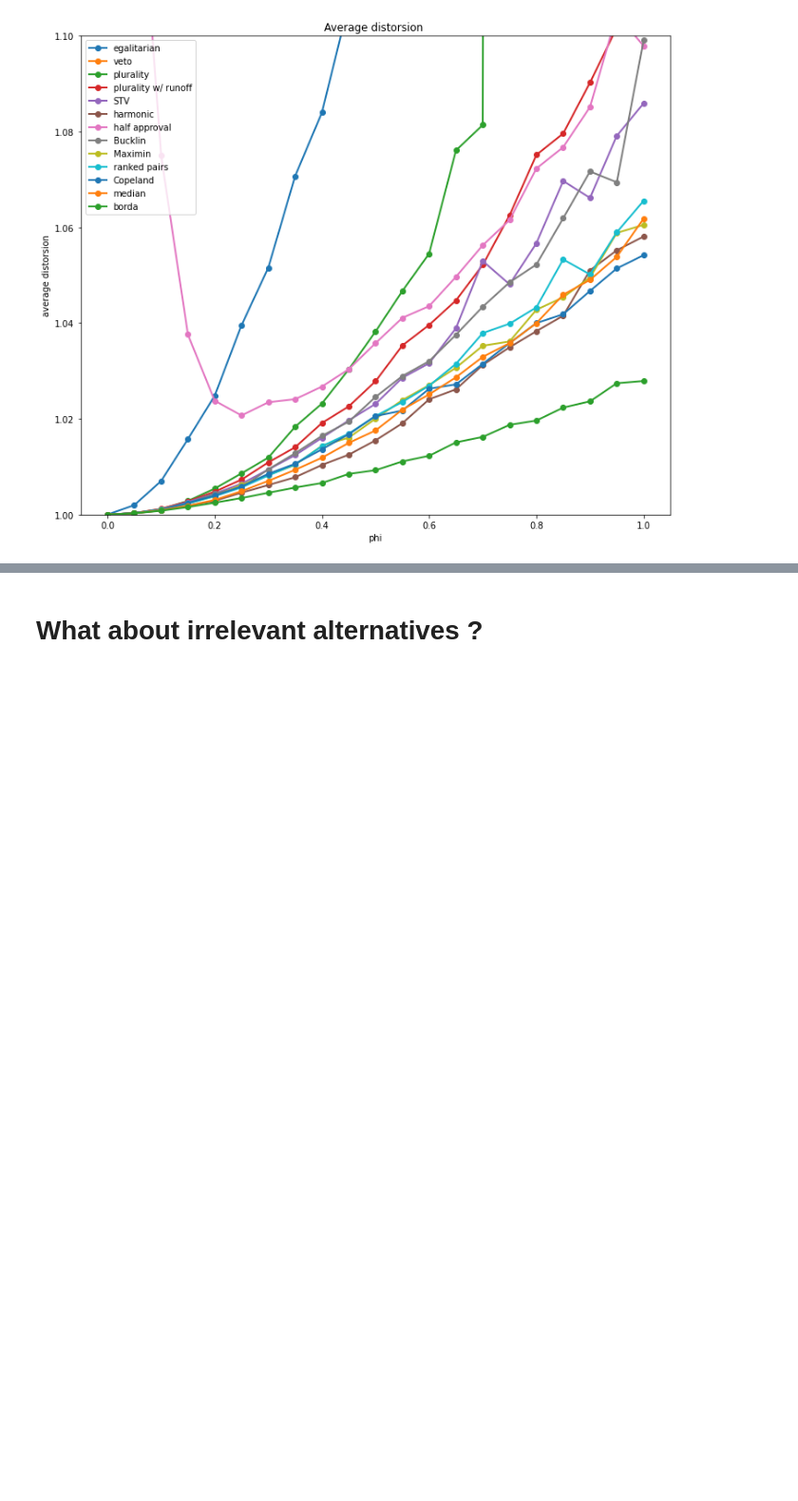
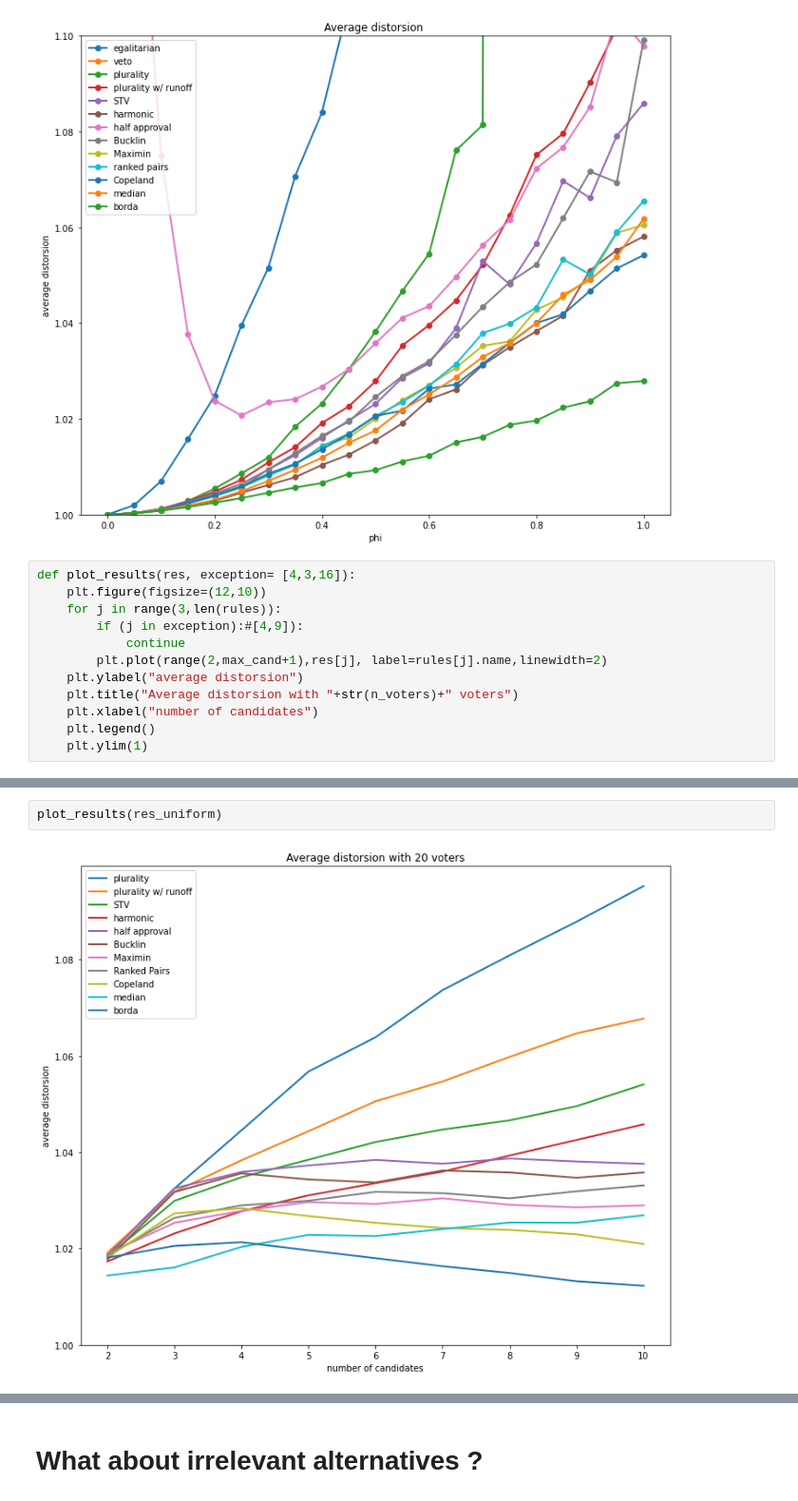
Before and after one commit to TheoDlmz/averagedistorsion, a Jupyter notebook: notebooks/Average Distortion.ipynb, the cells around one changed output, grey strips where cells are left out. Shown at 95% size. Drawn from its saved outputs; the diff is of its cells as text; blank space fills up the shorter version.

```diff
--- a/notebooks/Average Distortion.ipynb
+++ b/notebooks/Average Distortion.ipynb
@@ -209,3 +239,15 @@ plt.ylim(1,1.1)
 plt.show()
 # %% [output]
 [figure]
+# %%
+def plot_results(res, exception= [4,3,16]):
+    plt.figure(figsize=(12,10))
+    for j in range(3,len(rules)):
+        if (j in exception):#[4,9]):
+            continue
+        plt.plot(range(2,max_cand+1),res[j], label=rules[j].name,linewidth=2)
+    plt.ylabel("average distorsion")
+    plt.title("Average distorsion with "+str(n_voters)+" voters")
+    plt.xlabel("number of candidates")
+    plt.legend()
+    plt.ylim(1)
@@ -211,0 +280,4 @@ plt.show()
+# %%
+plot_results(res_uniform)
+# %% [output]
+[figure, added]
```
Also changed, not shown: parts of 34 cells of this notebook, 1 other file.
